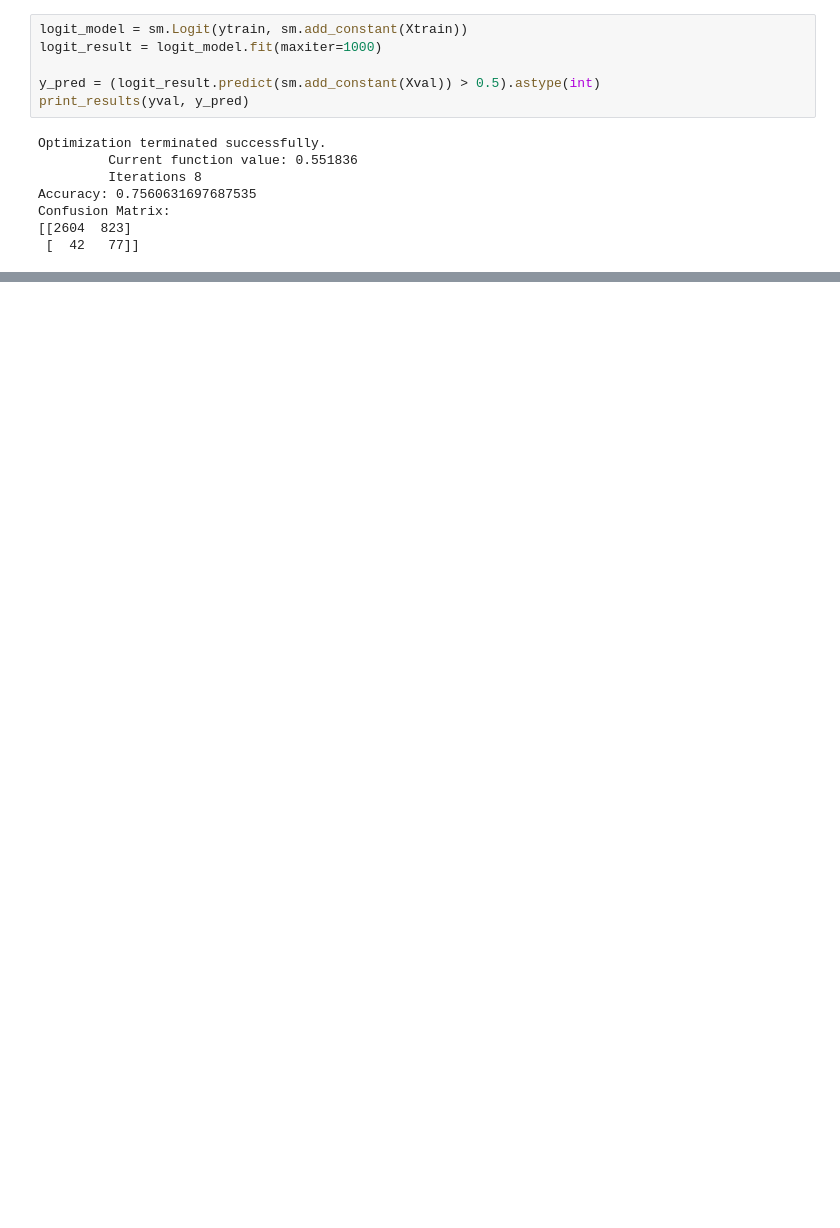
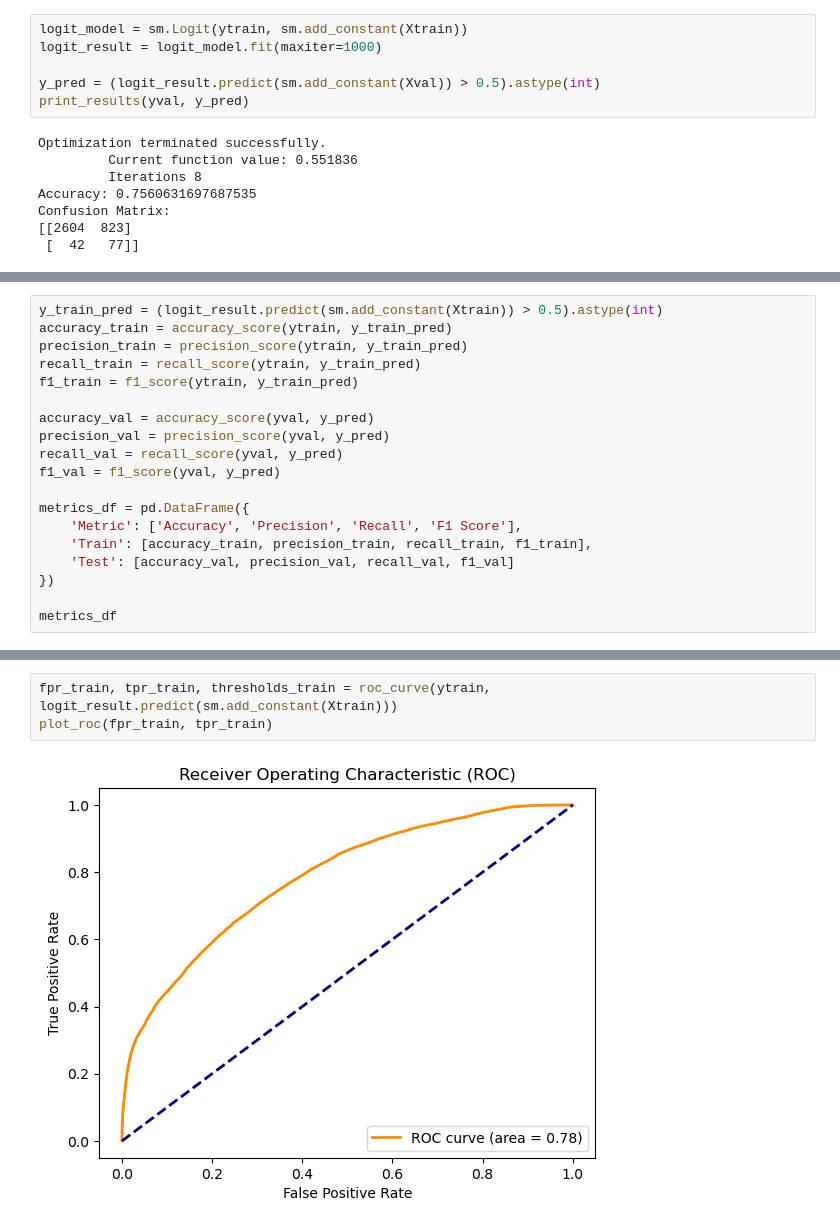
Before and after one commit to Jagodno/Pre-selection-Assignment, a Jupyter notebook: jupyter_notebooks/logistic_regression.ipynb, the cells around one changed output, grey strips where cells are left out. Cells and saved outputs as stored; diff of their text form; blank space fills up the shorter version.

```diff
--- a/jupyter_notebooks/logistic_regression.ipynb
+++ b/jupyter_notebooks/logistic_regression.ipynb
@@ -210,0 +232,19 @@ selected_features
+# %%
+y_train_pred = (logit_result.predict(sm.add_constant(Xtrain)) > 0.5).astype(int)
+accuracy_train = accuracy_score(ytrain, y_train_pred)
+precision_train = precision_score(ytrain, y_train_pred)
+recall_train = recall_score(ytrain, y_train_pred)
+f1_train = f1_score(ytrain, y_train_pred)
+
+accuracy_val = accuracy_score(yval, y_pred)
+precision_val = precision_score(yval, y_pred)
+recall_val = recall_score(yval, y_pred)
+f1_val = f1_score(yval, y_pred)
+
+metrics_df = pd.DataFrame({
+    'Metric': ['Accuracy', 'Precision', 'Recall', 'F1 Score'],
+    'Train': [accuracy_train, precision_train, recall_train, f1_train],
+    'Test': [accuracy_val, precision_val, recall_val, f1_val]
+})
+
+metrics_df
@@ -210,0 +257,5 @@ selected_features
+# %%
+fpr_train, tpr_train, thresholds_train = roc_curve(ytrain, logit_result.predict(sm.add_constant(Xtrain)))
+plot_roc(fpr_train, tpr_train)
+# %% [output]
+[figure, added]
```
Also changed, not shown: parts of 21 cells of this notebook.
